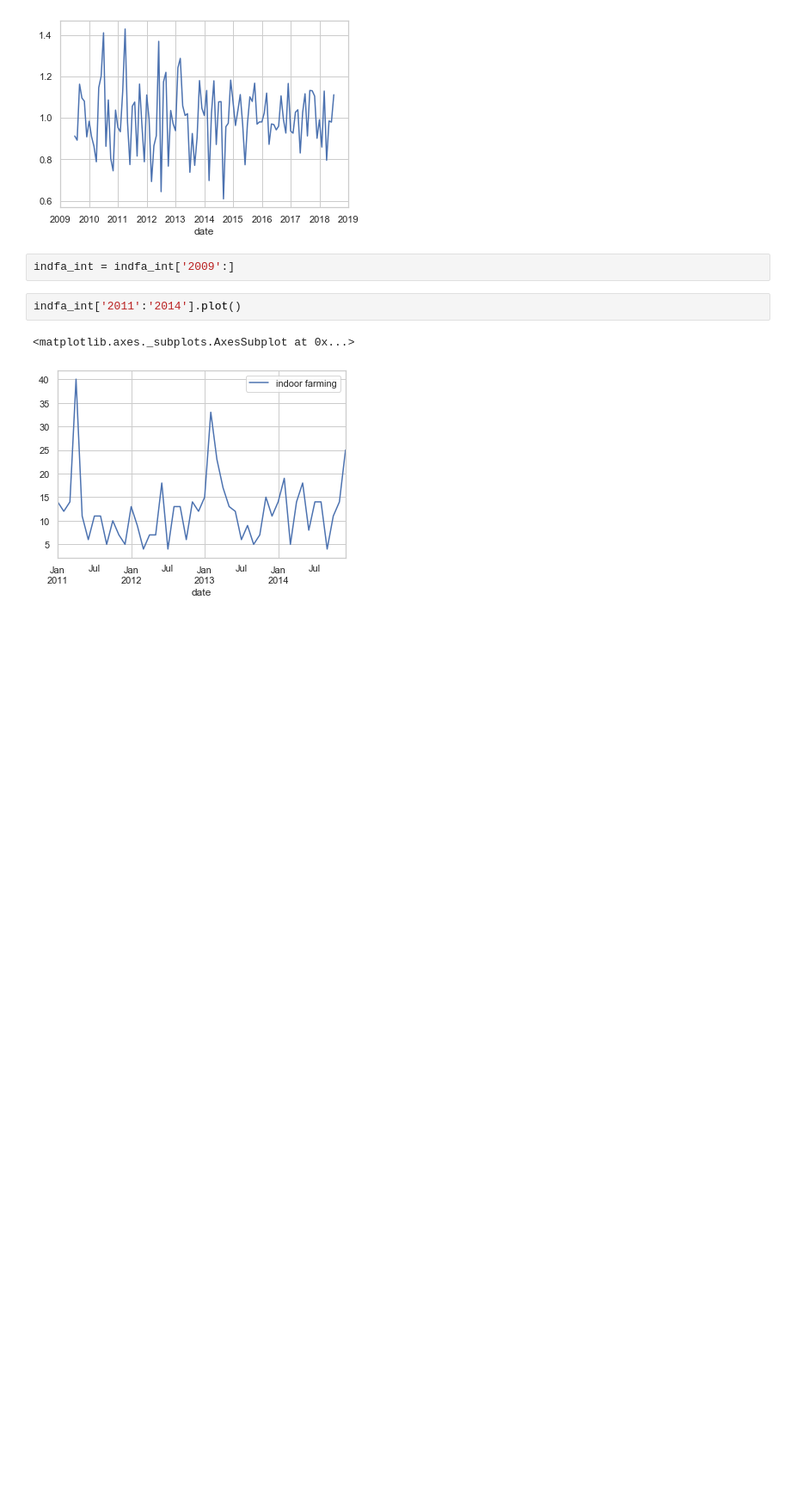
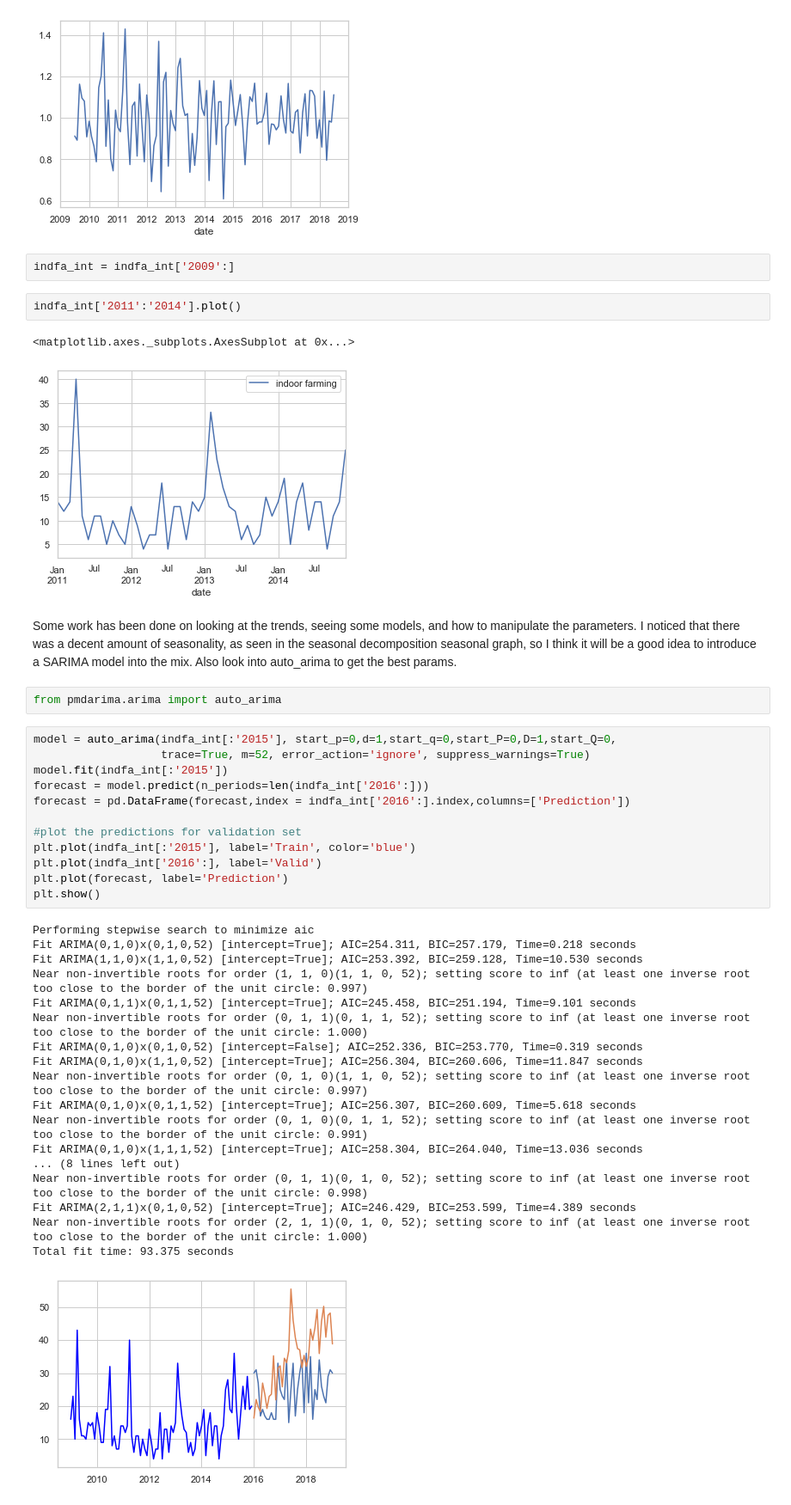
Before and after one commit to daveajstearns/mod5_project, a Jupyter notebook: data_collection.ipynb, the cells around one changed output. Shown at 86% size. Saved outputs shown, nothing was run; the diff lists cells and outputs as text; blank space fills up the shorter version.

```diff
--- a/data_collection.ipynb
+++ b/data_collection.ipynb
@@ -341,3 +337,38 @@ indfa_int['2011':'2014'].plot()
 # %% [output]
 <matplotlib.axes._subplots.AxesSubplot at 0x...>
 [figure]
+# %% [markdown]
+Some work has been done on looking at the trends, seeing some models, and how to manipulate the parameters. I noticed that there was a decent amount of seasonality, as seen in the seasonal decomposition seasonal graph, so I think it will be a good idea to introduce a SARIMA model into the mix. Also look into auto_arima to get the best params.
+# %%
+from pmdarima.arima import auto_arima
+# %%
+model = auto_arima(indfa_int[:'2015'], start_p=0,d=1,start_q=0,start_P=0,D=1,start_Q=0,
+                   trace=True, m=52, error_action='ignore', suppress_warnings=True)
+model.fit(indfa_int[:'2015'])
+forecast = model.predict(n_periods=len(indfa_int['2016':]))
+forecast = pd.DataFrame(forecast,index = indfa_int['2016':].index,columns=['Prediction'])
+
+#plot the predictions for validation set
+plt.plot(indfa_int[:'2015'], label='Train', color='blue')
+plt.plot(indfa_int['2016':], label='Valid')
+plt.plot(forecast, label='Prediction')
+plt.show()
+# %% [output]
+Performing stepwise search to minimize aic
+Fit ARIMA(0,1,0)x(0,1,0,52) [intercept=True]; AIC=254.311, BIC=257.179, Time=0.218 seconds
+Fit ARIMA(1,1,0)x(1,1,0,52) [intercept=True]; AIC=253.392, BIC=259.128, Time=10.530 seconds
+Near non-invertible roots for order (1, 1, 0)(1, 1, 0, 52); setting score to inf (at least one inverse root too close to the border of the unit circle: 0.997)
+Fit ARIMA(0,1,1)x(0,1,1,52) [intercept=True]; AIC=245.458, BIC=251.194, Time=9.101 seconds
+Near non-invertible roots for order (0, 1, 1)(0, 1, 1, 52); setting score to inf (at least one inverse root too close to the border of the unit circle: 1.000)
+Fit ARIMA(0,1,0)x(0,1,0,52) [intercept=False]; AIC=252.336, BIC=253.770, Time=0.319 seconds
+Fit ARIMA(0,1,0)x(1,1,0,52) [intercept=True]; AIC=256.304, BIC=260.606, Time=11.847 seconds
+Near non-invertible roots for order (0, 1, 0)(1, 1, 0, 52); setting score to inf (at least one inverse root too close to the border of the unit circle: 0.997)
+Fit ARIMA(0,1,0)x(0,1,1,52) [intercept=True]; AIC=256.307, BIC=260.609, Time=5.618 seconds
+Near non-invertible roots for order (0, 1, 0)(0, 1, 1, 52); setting score to inf (at least one inverse root too close to the border of the unit circle: 0.991)
+Fit ARIMA(0,1,0)x(1,1,1,52) [intercept=True]; AIC=258.304, BIC=264.040, Time=13.036 seconds
+... (8 lines left out)
+Near non-invertible roots for order (0, 1, 1)(0, 1, 0, 52); setting score to inf (at least one inverse root too close to the border of the unit circle: 0.998)
+Fit ARIMA(2,1,1)x(0,1,0,52) [intercept=True]; AIC=246.429, BIC=253.599, Time=4.389 seconds
+Near non-invertible roots for order (2, 1, 1)(0, 1, 0, 52); setting score to inf (at least one inverse root too close to the border of the unit circle: 1.000)
+Total fit time: 93.375 seconds
+[figure, added]
```
Also changed, not shown: parts of 3 cells of this notebook.
